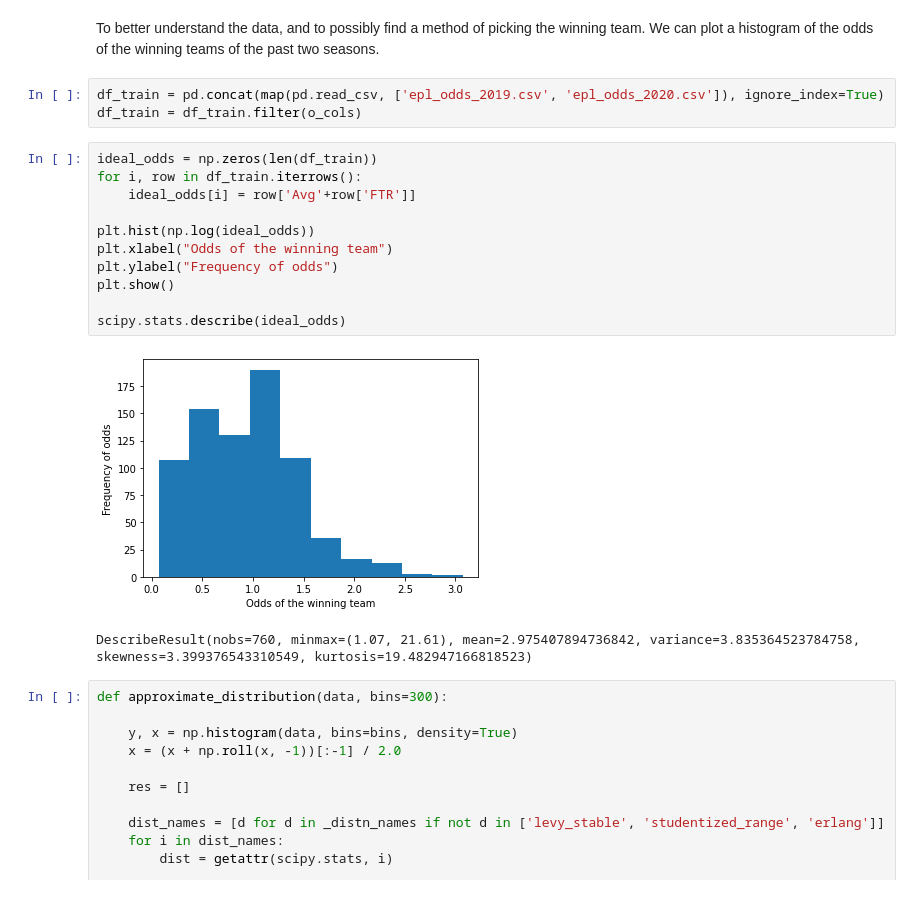
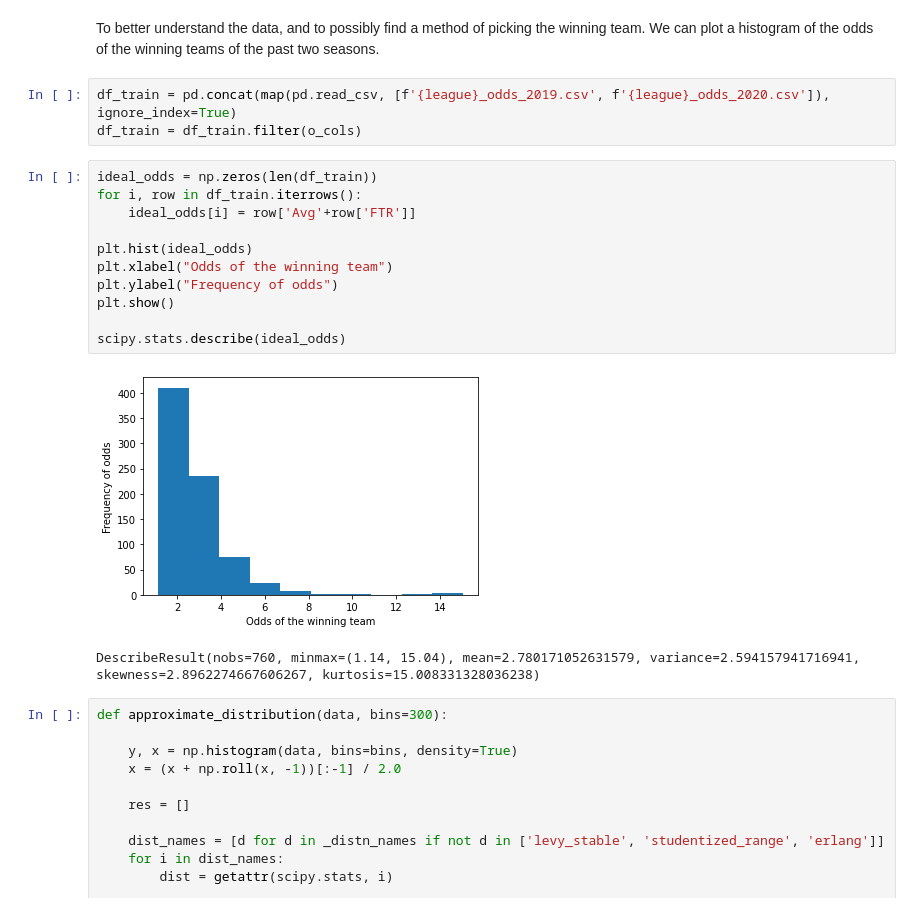
Before and after one commit to nerrma/betting-backtest, a Jupyter notebook: kelly_backtest.ipynb, the cells around one changed output. Cells and saved outputs as stored; diff of their text form.

```diff
--- a/kelly_backtest.ipynb
+++ b/kelly_backtest.ipynb
@@ -25,22 +27,22 @@ df = df.filter(o_cols)
 # %% [markdown]
 To better understand the data, and to possibly find a method of picking the winning team. We can plot a histogram of the odds of the winning teams of the past two seasons.
 # %%
-df_train = pd.concat(map(pd.read_csv, ['epl_odds_2019.csv', 'epl_odds_2020.csv']), ignore_index=True)
+df_train = pd.concat(map(pd.read_csv, [f'{league}_odds_2019.csv', f'{league}_odds_2020.csv']), ignore_index=True)
 df_train = df_train.filter(o_cols)
 # %%
 ideal_odds = np.zeros(len(df_train))
 for i, row in df_train.iterrows():
     ideal_odds[i] = row['Avg'+row['FTR']]
 
-plt.hist(np.log(ideal_odds))
+plt.hist(ideal_odds)
 plt.xlabel("Odds of the winning team")
 plt.ylabel("Frequency of odds")
 plt.show()
 
 scipy.stats.describe(ideal_odds)
 # %% [output]
-[figure, old version]
+[figure, new version]
-DescribeResult(nobs=760, minmax=(1.07, 21.61), mean=2.975407894736842, variance=3.835364523784758, skewness=3.399376543310549, kurtosis=19.482947166818523)
+DescribeResult(nobs=760, minmax=(1.14, 15.04), mean=2.780171052631579, variance=2.594157941716941, skewness=2.8962274667606267, kurtosis=15.008331328036238)
 # %%
 def approximate_distribution(data, bins=300):
 
```
Also changed, not shown: parts of 9 cells of this notebook, 8 other files.
